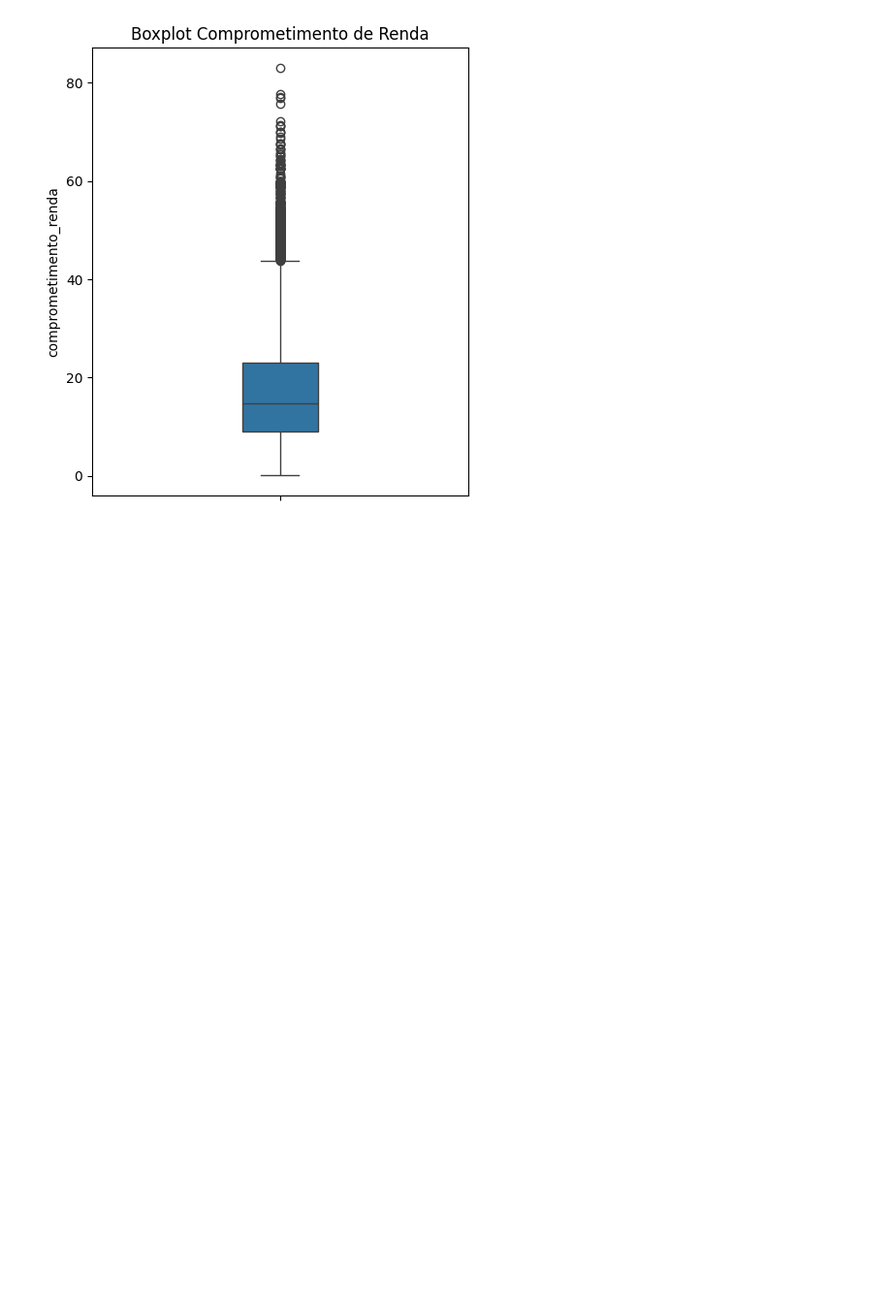
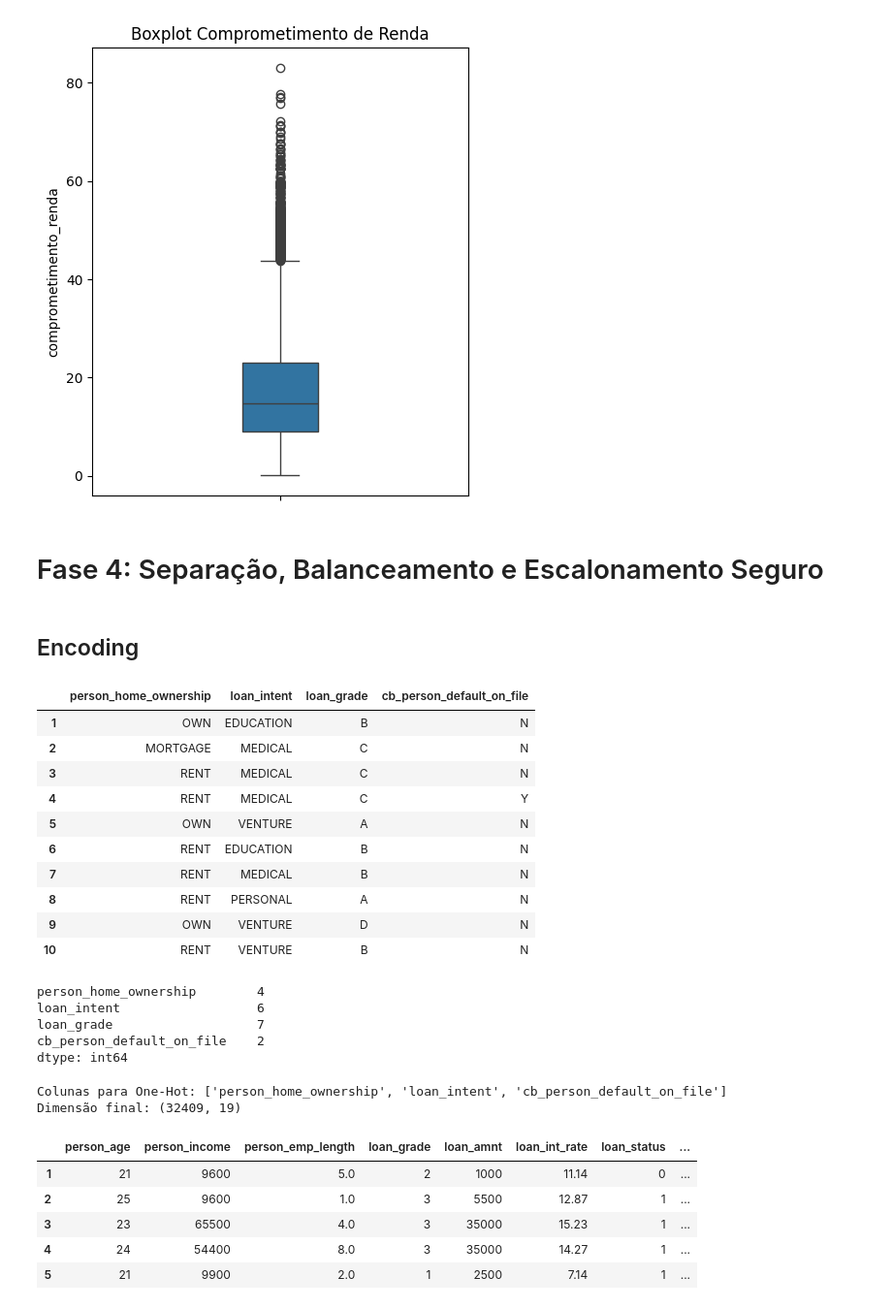
Before and after one commit to Rudolfhf/Projeto_Avaliativo_M-dulo_1, a Jupyter notebook: main.ipynb, the cells around one changed output. Shown at 97% size. Cells and saved outputs as stored; diff of their text form; code cells hidden in the pictures; blank space fills up the shorter version.

Commit message:
encoding, split, balanceamento e escalonamento

```diff
--- a/main.ipynb
+++ b/main.ipynb
@@ -296,3 +296,53 @@ min          0.078947
 max         83.000000
 Name: comprometimento_renda, dtype: float64
 [figure]
+# %% [markdown]
+# Fase 4: Separação, Balanceamento e Escalonamento Seguro
+# %% [markdown]
+## Encoding
+# %%
+# Variável colunas categóricas e textuais
+df_limpo_encoding = df_limpo.copy()
+
+colunas = (df_limpo_encoding.select_dtypes(include='object').columns)
+display(df_limpo_encoding[colunas].head(10))
+display(df_limpo_encoding[colunas].nunique())
+
+# Label Encoding em loan_grade (ordinal)
+ordem_risco_grade = {"A": 1, "B": 2, "C": 3, "D": 4, "E": 5, "F": 6, "G": 7}
+df_limpo_encoding["loan_grade"] = df_limpo_encoding["loan_grade"].map(ordem_risco_grade)
+
+# Identificar colunas restantes (nominais)
+colunas_para_ohe = df_limpo_encoding.select_dtypes(include='object').columns.tolist()
+print("Colunas para One-Hot:", colunas_para_ohe)
+
+# One-Hot Encoding
+df_limpo_encoding = pd.get_dummies(df_limpo_encoding, columns=colunas_para_ohe, drop_first=True, dtype=int)
+
+print("Dimensão final:", df_limpo_encoding.shape)
+display(df_limpo_encoding.head())
+# %% [output]
+|  | person_home_ownership | loan_intent | loan_grade | cb_person_default_on_file |
+| 1 | OWN | EDUCATION | B | N |
+| 2 | MORTGAGE | MEDICAL | C | N |
+| 3 | RENT | MEDICAL | C | N |
+| 4 | RENT | MEDICAL | C | Y |
+| 5 | OWN | VENTURE | A | N |
+| 6 | RENT | EDUCATION | B | N |
+| 7 | RENT | MEDICAL | B | N |
+| 8 | RENT | PERSONAL | A | N |
+| 9 | OWN | VENTURE | D | N |
+| 10 | RENT | VENTURE | B | N |
+person_home_ownership        4
+loan_intent                  6
+loan_grade                   7
+cb_person_default_on_file    2
+dtype: int64
+Colunas para One-Hot: ['person_home_ownership', 'loan_intent', 'cb_person_default_on_file']
+Dimensão final: (32409, 19)
+|  | person_age | person_income | person_emp_length | loan_grade | loan_amnt | loan_int_rate | loan_status | ... |
+| 1 | 21 | 9600 | 5.0 | 2 | 1000 | 11.14 | 0 | ... |
+| 2 | 25 | 9600 | 1.0 | 3 | 5500 | 12.87 | 1 | ... |
+| 3 | 23 | 65500 | 4.0 | 3 | 35000 | 15.23 | 1 | ... |
+| 4 | 24 | 54400 | 8.0 | 3 | 35000 | 14.27 | 1 | ... |
+| 5 | 21 | 9900 | 2.0 | 1 | 2500 | 7.14 | 1 | ... |
```
Also changed, not shown: parts of 10 cells of this notebook.
